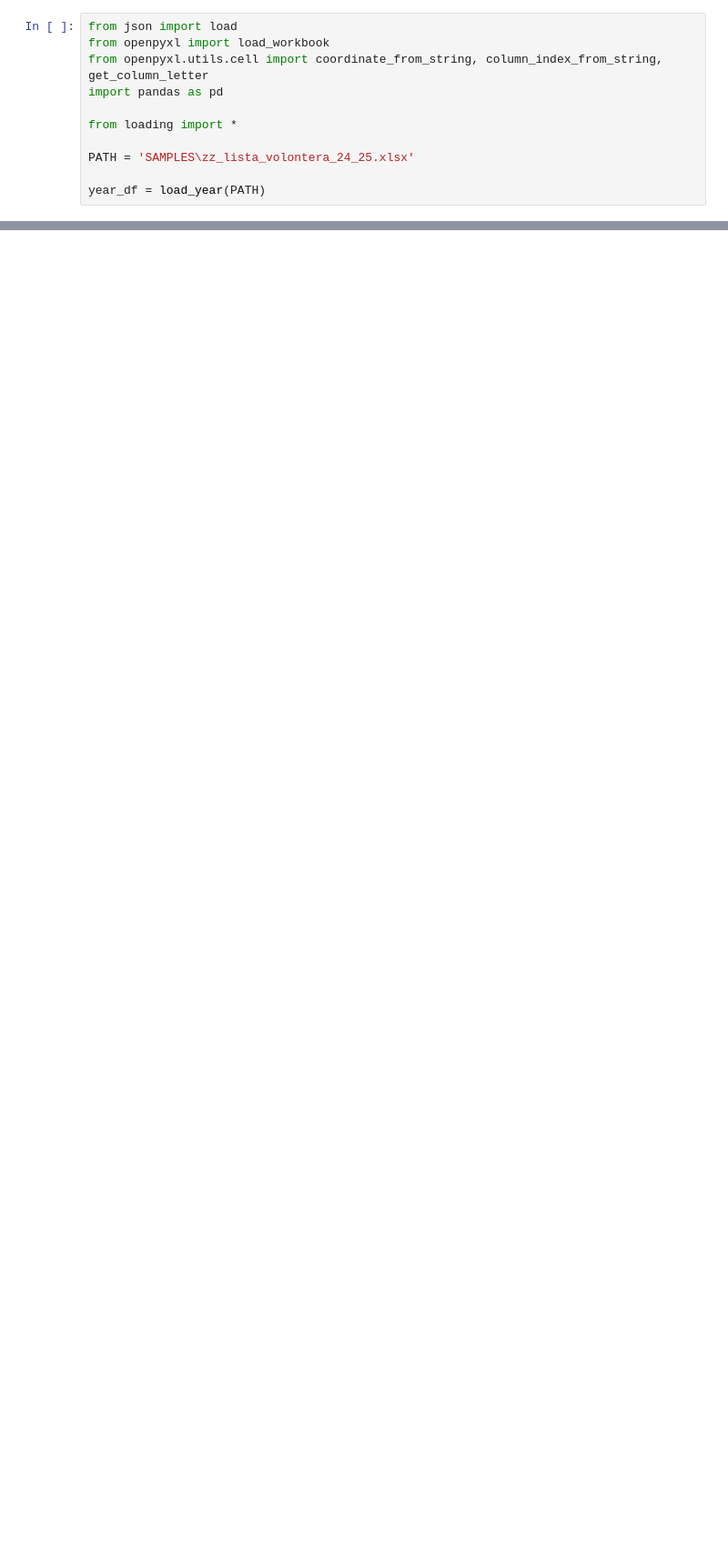
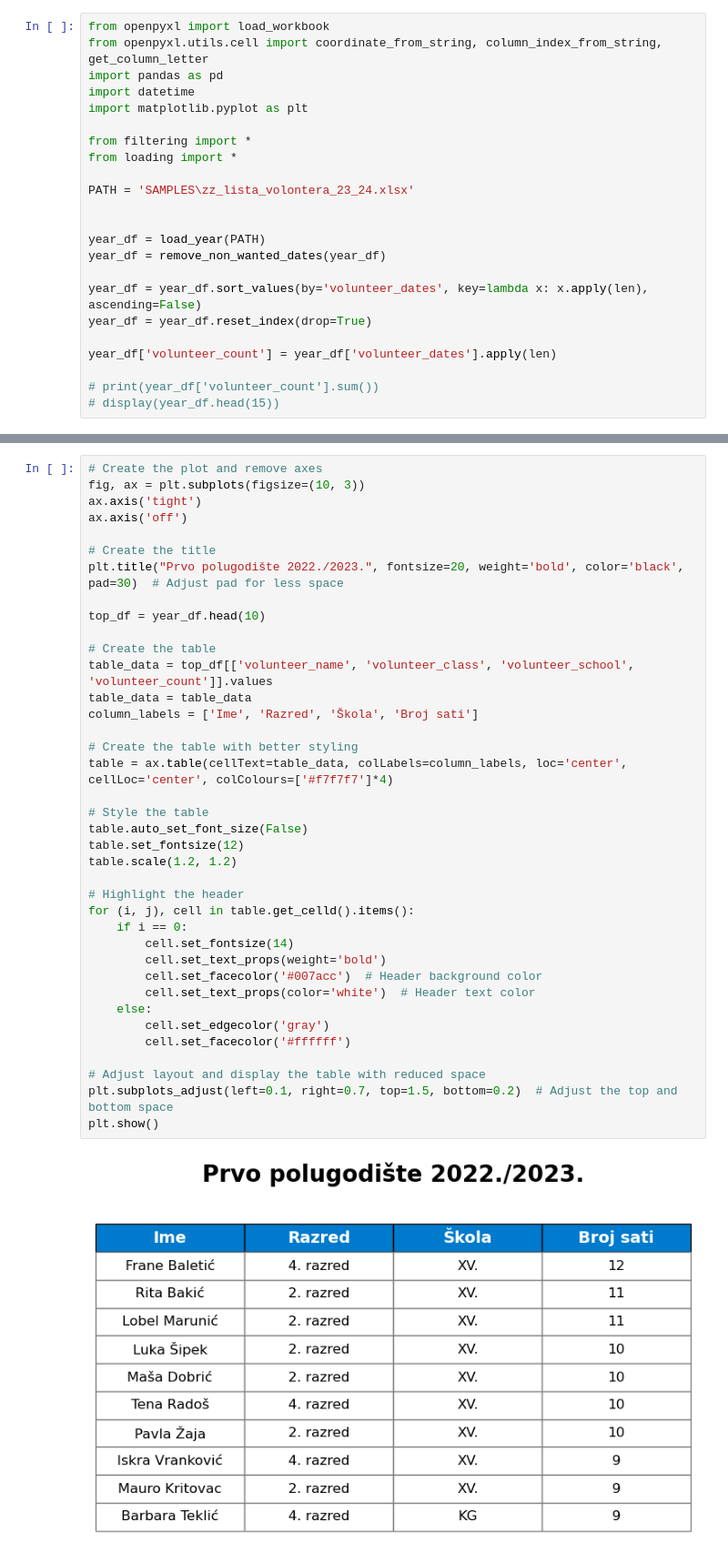
Before and after one commit to Mramar-croatia/ZZ_Report_Analysis, a Jupyter notebook: testing.ipynb, the cells around one changed output, grey strips where cells are left out. Shown at 91% size. Drawn from its saved outputs; the diff is of its cells as text; blank space fills up the shorter version.

Commit message:
Finished loading and added filtering functions.

```diff
--- a/testing.ipynb
+++ b/testing.ipynb
@@ -1,11 +1,23 @@
 # %%
-from json import load
 from openpyxl import load_workbook
 from openpyxl.utils.cell import coordinate_from_string, column_index_from_string, get_column_letter
 import pandas as pd
+import datetime
+import matplotlib.pyplot as plt
 
+from filtering import *
 from loading import *
 
-PATH = 'SAMPLES\zz_lista_volontera_24_25.xlsx'
+PATH = 'SAMPLES\zz_lista_volontera_23_24.xlsx'
+
 
 year_df = load_year(PATH)
+year_df = remove_non_wanted_dates(year_df)
+
+year_df = year_df.sort_values(by='volunteer_dates', key=lambda x: x.apply(len), ascending=False)
+year_df = year_df.reset_index(drop=True)
+
+year_df['volunteer_count'] = year_df['volunteer_dates'].apply(len)
+
+# print(year_df['volunteer_count'].sum())
+# display(year_df.head(15))
@@ -81,0 +24,40 @@ Ukupno sati 327
+# %%
+# Create the plot and remove axes
+fig, ax = plt.subplots(figsize=(10, 3))
+ax.axis('tight')
+ax.axis('off')
+
+# Create the title
+plt.title("Prvo polugodište 2022./2023.", fontsize=20, weight='bold', color='black', pad=30)  # Adjust pad for less space
+
+top_df = year_df.head(10)
+
+# Create the table
+table_data = top_df[['volunteer_name', 'volunteer_class', 'volunteer_school', 'volunteer_count']].values
+table_data = table_data
+column_labels = ['Ime', 'Razred', 'Škola', 'Broj sati']
+
+# Create the table with better styling
+table = ax.table(cellText=table_data, colLabels=column_labels, loc='center', cellLoc='center', colColours=['#f7f7f7']*4)
+
+# Style the table
+table.auto_set_font_size(False)
+table.set_fontsize(12)
+table.scale(1.2, 1.2)
+
+# Highlight the header
+for (i, j), cell in table.get_celld().items():
+    if i == 0:
+        cell.set_fontsize(14)
+        cell.set_text_props(weight='bold')
+        cell.set_facecolor('#007acc')  # Header background color
+        cell.set_text_props(color='white')  # Header text color
+    else:
+        cell.set_edgecolor('gray')
+        cell.set_facecolor('#ffffff')
+
+# Adjust layout and display the table with reduced space
+plt.subplots_adjust(left=0.1, right=0.7, top=1.5, bottom=0.2)  # Adjust the top and bottom space
+plt.show()
+# %% [output]
+[figure, added]
```
Also changed, not shown: parts of 2 cells of this notebook, 11 other files.
